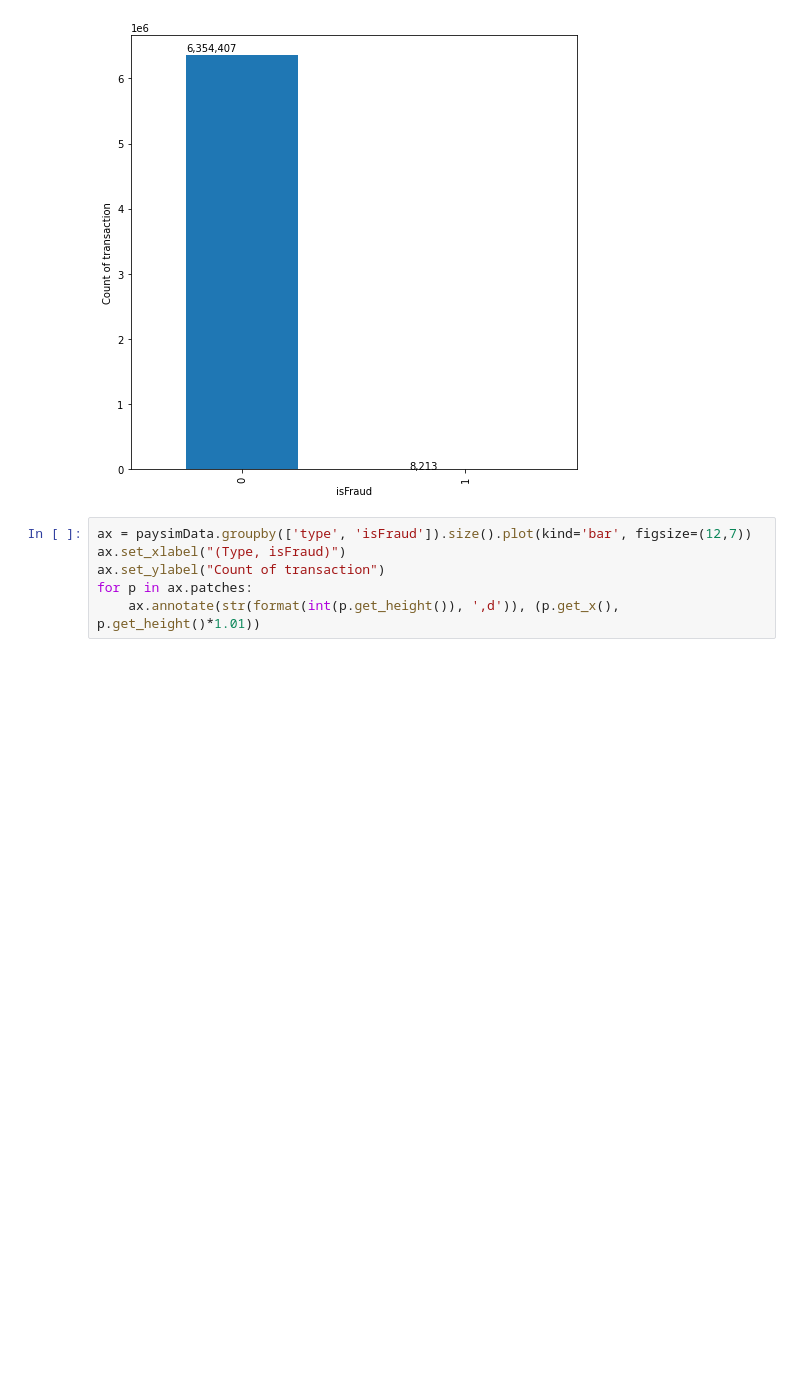
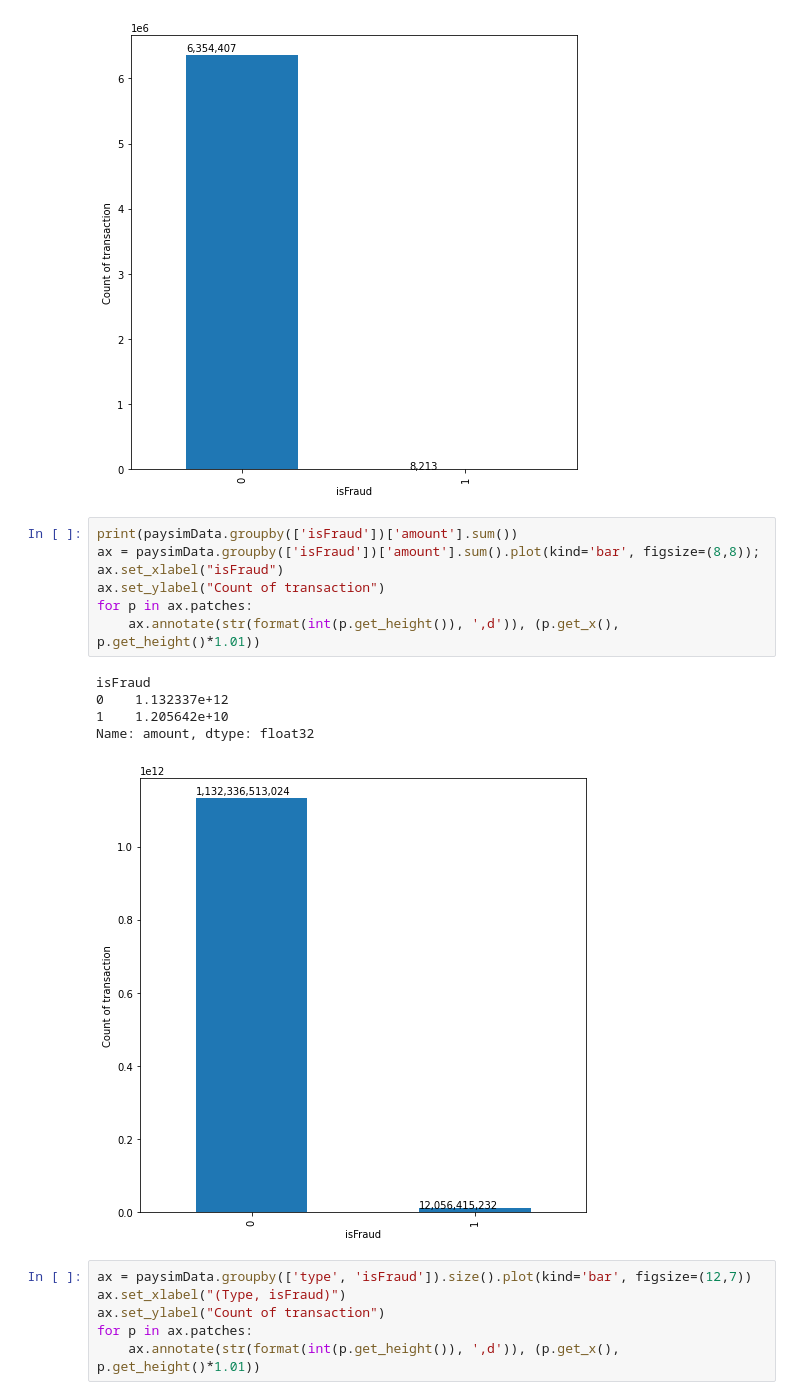
Before and after one commit to Janebhop/fraud-detection-course, a Jupyter notebook: EDA/Fraud_Detection_Part_I_Exploratory_Data_Analysis.ipynb, the cells around one changed output. Saved outputs shown, nothing was run; the diff lists cells and outputs as text; blank space fills up the shorter version.

```diff
--- a/EDA/Fraud_Detection_Part_I_Exploratory_Data_Analysis.ipynb
+++ b/EDA/Fraud_Detection_Part_I_Exploratory_Data_Analysis.ipynb
@@ -120,6 +120,19 @@ for p in ax.patches:
 1       8213
 Name: isFraud, dtype: int64
 [figure]
+# %%
+print(paysimData.groupby(['isFraud'])['amount'].sum())
+ax = paysimData.groupby(['isFraud'])['amount'].sum().plot(kind='bar', figsize=(8,8));
+ax.set_xlabel("isFraud")
+ax.set_ylabel("Count of transaction")
+for p in ax.patches:
+    ax.annotate(str(format(int(p.get_height()), ',d')), (p.get_x(), p.get_height()*1.01))
+# %% [output]
+isFraud
+0    1.132337e+12
+1    1.205642e+10
+Name: amount, dtype: float32
+[figure, added]
 # %%
 ax = paysimData.groupby(['type', 'isFraud']).size().plot(kind='bar', figsize=(12,7))
 ax.set_xlabel("(Type, isFraud)")
```
